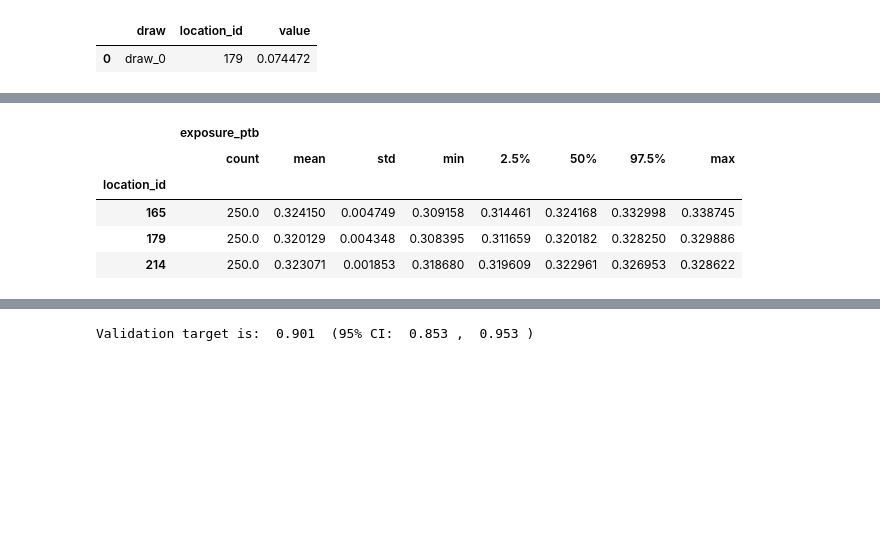
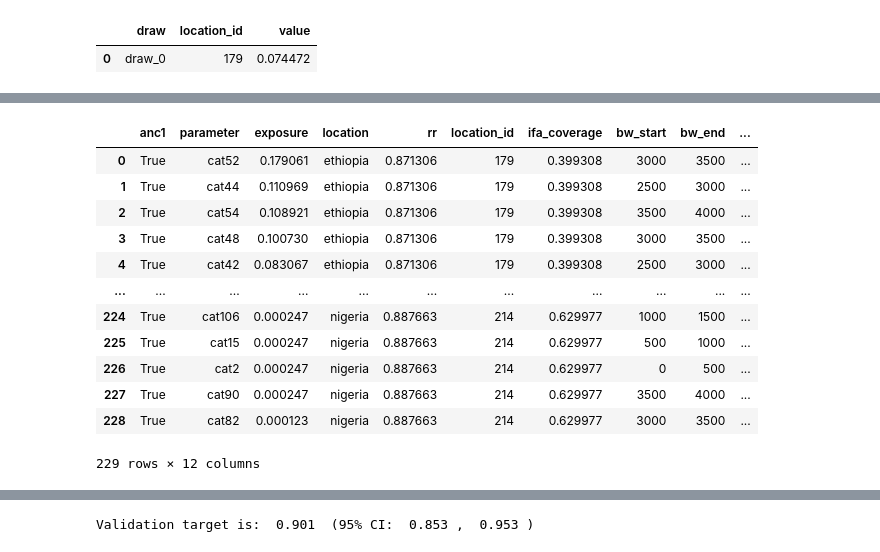
Before and after one commit to ihmeuw/vivarium_gates_mncnh, a Jupyter notebook: src/vivarium_gates_mncnh/data/ifa_mms_gestation_shifts/ifa_gestational_age_shifts.ipynb, the cells around one changed output, grey strips where cells are left out. Saved outputs shown, nothing was run; the diff lists cells and outputs as text; code cells hidden in the pictures; blank space fills up the shorter version.

```diff
--- a/src/vivarium_gates_mncnh/data/ifa_mms_gestation_shifts/ifa_gestational_age_shifts.ipynb
+++ b/src/vivarium_gates_mncnh/data/ifa_mms_gestation_shifts/ifa_gestational_age_shifts.ipynb
@@ -278,18 +272,0 @@ ifa_shifts
-# %%
-location = "ethiopia"
-exp = anc.reset_index()
-exp = exp[exp["location"] == location]
-exp_prepped = exp.set_index([c for c in exp.columns if 'draw' not in c]).stack().reset_index()
-exp_prepped = exp_prepped.rename(columns={'level_8':'draw',0:'exposure'})
-uncovered_shift = (-ifa_shifts.set_index(['location_id','draw']) * load_baseline_ifa(load_anc_art(location), load_ifa(location)).set_index(['location_id','draw']))
-uncovered_shift = uncovered_shift.reset_index().rename(columns={'value':'uncovered_shift'})
-display(exp_prepped)
-uncovered_exp = exp_prepped.merge(uncovered_shift, on=['location_id','draw'])
-uncovered_exp['ga_start'] = uncovered_exp.ga_start + uncovered_exp.uncovered_shift
-uncovered_exp['ga_end'] = uncovered_exp.ga_end + uncovered_exp.uncovered_shift
-uncovered_exp['frac_ptb'] = np.where(uncovered_exp.ga_start >= 37, 0,
-                                    np.where(uncovered_exp.ga_end < 37, 1,
-                                            (37 - uncovered_exp.ga_start) / (uncovered_exp.ga_end - uncovered_exp.ga_start)))
-uncovered_exp['exposure_ptb'] = uncovered_exp.frac_ptb * uncovered_exp.exposure
-uncovered_ptb = uncovered_exp.groupby(['location_id','draw']).sum()[['exposure_ptb']]
-uncovered_ptb.groupby('location_id').describe(percentiles=[0.025,0.975])[['exposure_ptb']]
@@ -312,27 +272,0 @@ NameError: name 'baseline_ifa' is not defined
-# %%
-covered_shift = (-ifa_shifts.set_index(['location_id','draw']) * baseline_ifa.set_index(['location_id','draw'])
-                + ifa_shifts.set_index(['location_id','draw']))
-covered_shift = covered_shift.reset_index().rename(columns={'value':'covered_shift'})
-covered_exp = exp_prepped.merge(covered_shift, on=['location_id','draw'])
-covered_exp['ga_start'] = covered_exp.ga_start + covered_exp.covered_shift
-covered_exp['ga_end'] = covered_exp.ga_end + covered_exp.covered_shift
-covered_exp['frac_ptb'] = np.where(covered_exp.ga_start > 37, 0,
-                                    np.where(covered_exp.ga_end < 37, 1,
-                                            (37 - covered_exp.ga_start) / (covered_exp.ga_end - covered_exp.ga_start)))
-covered_exp['exposure_ptb'] = covered_exp.frac_ptb * covered_exp.exposure
-
-# Add exposure_vptb calculation for MMS validation
-covered_exp['frac_vptb'] = np.where(covered_exp.ga_start >= 32, 0,
-                                    np.where(covered_exp.ga_end < 32, 1,
-                                            (32 - covered_exp.ga_start) / (covered_exp.ga_end - covered_exp.ga_start)))
-covered_exp['exposure_vptb'] = covered_exp.frac_vptb * covered_exp.exposure
-
-covered_ptb = covered_exp.groupby(['location_id','draw']).sum()[['exposure_ptb', 'exposure_vptb']]
-covered_ptb.groupby('location_id').describe(percentiles=[0.025,0.975])[['exposure_ptb']]
-# %% [output]
-|  | exposure_ptb |  |  |  |  |  |  |  |
-|  | count | mean | std | min | 2.5% | 50% | 97.5% | max |
-| location_id |  |  |  |  |  |  |  |  |
-| 165 | 250.0 | 0.324150 | 0.004749 | 0.309158 | 0.314461 | 0.324168 | 0.332998 | 0.338745 |
-| 179 | 250.0 | 0.320129 | 0.004348 | 0.308395 | 0.311659 | 0.320182 | 0.328250 | 0.329886 |
-| 214 | 250.0 | 0.323071 | 0.001853 | 0.318680 | 0.319609 | 0.322961 | 0.326953 | 0.328622 |
@@ -338,0 +276,23 @@ covered_ptb.groupby('location_id').describe(percentiles=[0.025,0.975])[['exposur
+# %%
+import ifa_gestational_age_shifts as _ifa
+exp_anc = anc_exp.reset_index()
+baseline_ifa = pd.concat([_ifa.load_anc_art(_ifa.load_artifact(location), location) for location in list(_ifa.LOCATION_DATA.keys())]).reset_index()
+anc_ifa_shifts = results.iloc[:, :3].rename(columns={'shift_anc': 'value'}) # get shift_anc
+anc_ifa_shifts['draw'] = 'draw_' + anc_ifa_shifts['draw'].astype(str)
+exp_prepped = exp_anc.set_index([c for c in exp_anc.columns if 'draw' not in c]).stack().reset_index()
+exp_prepped = exp_prepped.drop(["level_11"], axis=1).rename(columns={0:'draw'})
+exp_prepped
+# %% [output]
+|  | anc1 | parameter | exposure | location | rr | location_id | ifa_coverage | bw_start | bw_end | ... |
+| 0 | True | cat52 | 0.179061 | ethiopia | 0.871306 | 179 | 0.399308 | 3000 | 3500 | ... |
+| 1 | True | cat44 | 0.110969 | ethiopia | 0.871306 | 179 | 0.399308 | 2500 | 3000 | ... |
+| 2 | True | cat54 | 0.108921 | ethiopia | 0.871306 | 179 | 0.399308 | 3500 | 4000 | ... |
+| 3 | True | cat48 | 0.100730 | ethiopia | 0.871306 | 179 | 0.399308 | 3000 | 3500 | ... |
+| 4 | True | cat42 | 0.083067 | ethiopia | 0.871306 | 179 | 0.399308 | 2500 | 3000 | ... |
+| ... | ... | ... | ... | ... | ... | ... | ... | ... | ... | ... |
+| 224 | True | cat106 | 0.000247 | nigeria | 0.887663 | 214 | 0.629977 | 1000 | 1500 | ... |
+| 225 | True | cat15 | 0.000247 | nigeria | 0.887663 | 214 | 0.629977 | 500 | 1000 | ... |
+| 226 | True | cat2 | 0.000247 | nigeria | 0.887663 | 214 | 0.629977 | 0 | 500 | ... |
+| 227 | True | cat90 | 0.000247 | nigeria | 0.887663 | 214 | 0.629977 | 3500 | 4000 | ... |
+| 228 | True | cat82 | 0.000123 | nigeria | 0.887663 | 214 | 0.629977 | 3000 | 3500 | ... |
+229 rows × 12 columns
```
Also changed, not shown: parts of 22 cells of this notebook.
